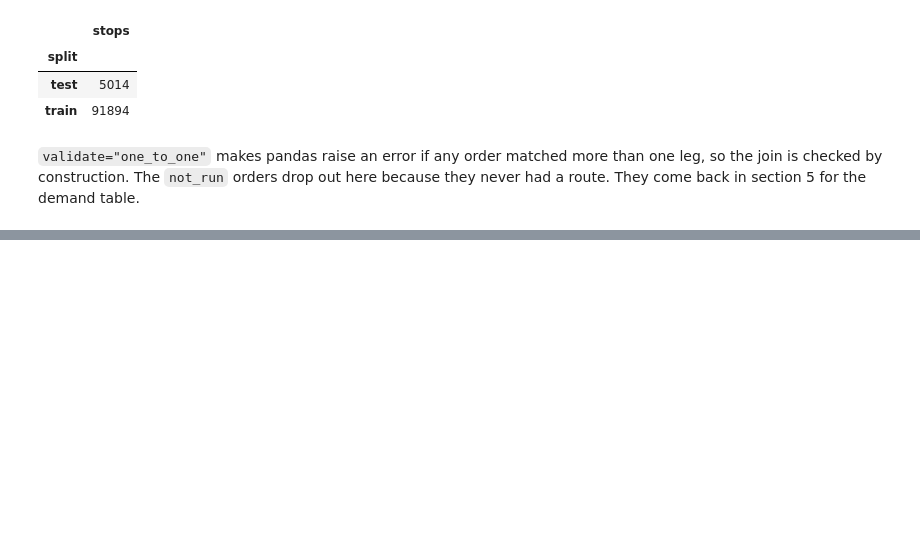
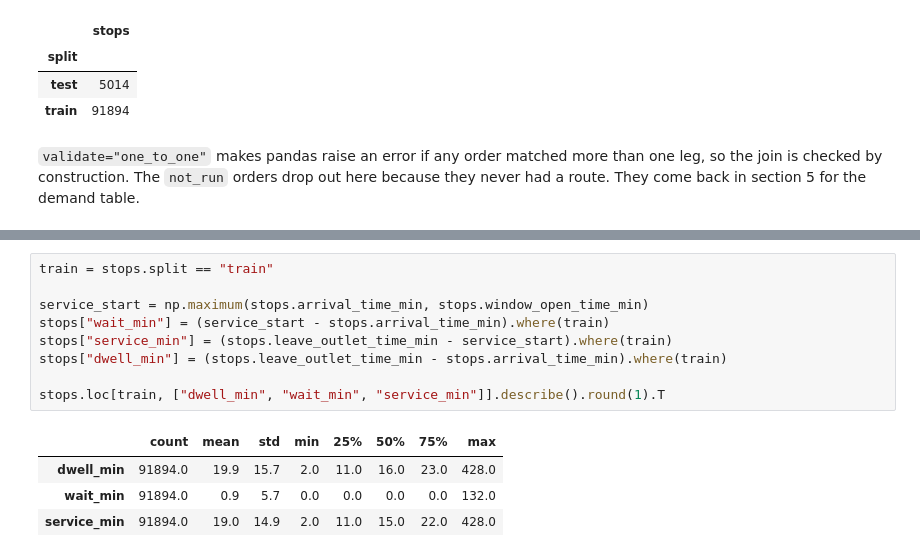
Before and after one commit to sameera-ekanayaka/Xora_Datathon, a Jupyter notebook: notebooks/03_label_construction.ipynb, the cells around one changed output, grey strips where cells are left out. Drawn from its saved outputs; the diff is of its cells as text; blank space fills up the shorter version.

```diff
--- a/notebooks/03_label_construction.ipynb
+++ b/notebooks/03_label_construction.ipynb
@@ -56,0 +67,14 @@ stops.groupby("split").size().rename("stops").to_frame()
+# %%
+train = stops.split == "train"
+
+service_start = np.maximum(stops.arrival_time_min, stops.window_open_time_min)
+stops["wait_min"] = (service_start - stops.arrival_time_min).where(train)
+stops["service_min"] = (stops.leave_outlet_time_min - service_start).where(train)
+stops["dwell_min"] = (stops.leave_outlet_time_min - stops.arrival_time_min).where(train)
+
+stops.loc[train, ["dwell_min", "wait_min", "service_min"]].describe().round(1).T
+# %% [output]
+|  | count | mean | std | min | 25% | 50% | 75% | max |
+| dwell_min | 91894.0 | 19.9 | 15.7 | 2.0 | 11.0 | 16.0 | 23.0 | 428.0 |
+| wait_min | 91894.0 | 0.9 | 5.7 | 0.0 | 0.0 | 0.0 | 0.0 | 132.0 |
+| service_min | 91894.0 | 19.0 | 14.9 | 2.0 | 11.0 | 15.0 | 22.0 | 428.0 |
```
Also changed, not shown: parts of 6 cells of this notebook.
